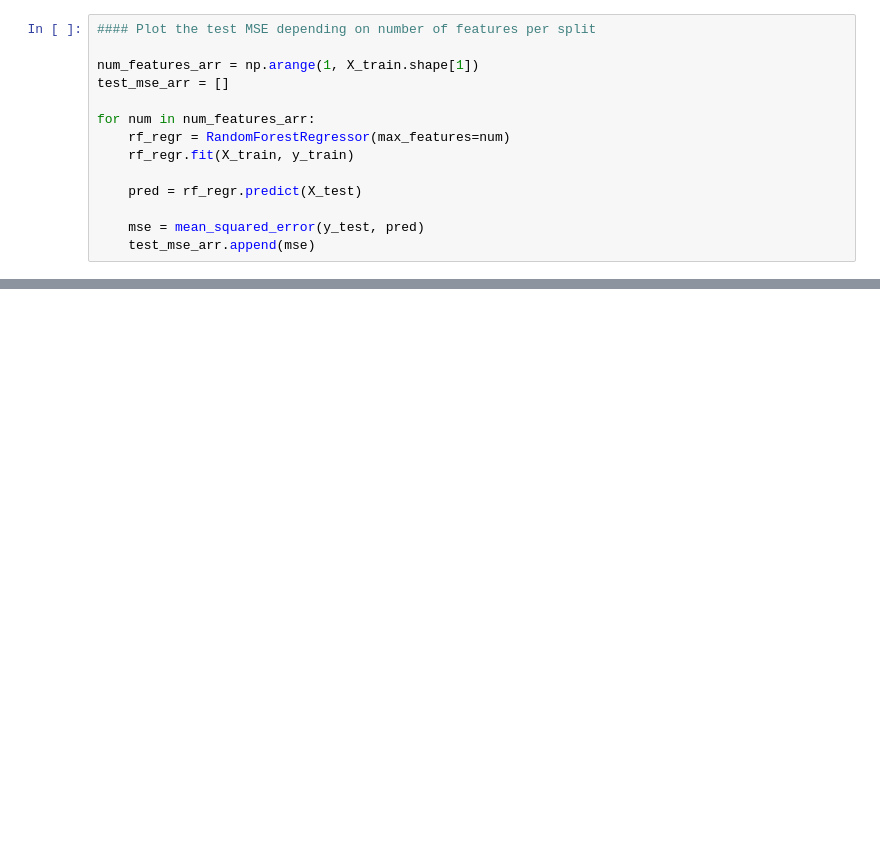
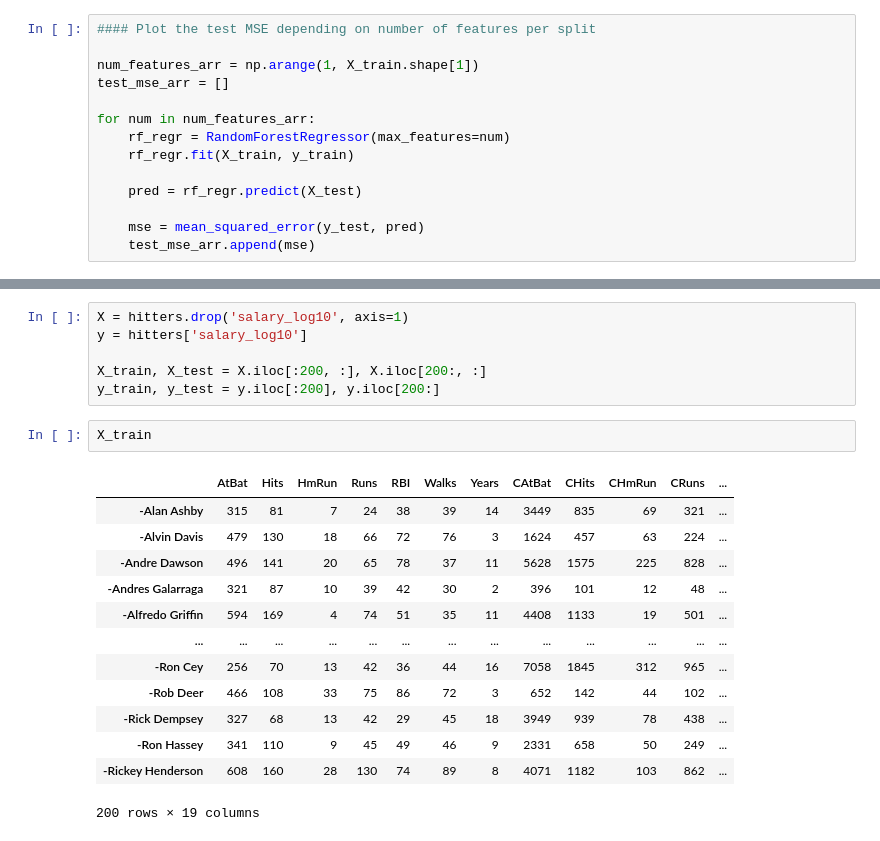
Before and after one commit to Morgan-Sell/islr-labs-exercises-python, a Jupyter notebook: exercises/08_tree_based_methods_exercises.ipynb, the cells around one changed output, grey strips where cells are left out. Cells and saved outputs as stored; diff of their text form; blank space fills up the shorter version.

```diff
--- a/exercises/08_tree_based_methods_exercises.ipynb
+++ b/exercises/08_tree_based_methods_exercises.ipynb
@@ -311,0 +418,22 @@ Overall, the trend of the MSE line slopes downward until it achieves an optimal
+# %%
+X = hitters.drop('salary_log10', axis=1)
+y = hitters['salary_log10']
+
+X_train, X_test = X.iloc[:200, :], X.iloc[200:, :]
+y_train, y_test = y.iloc[:200], y.iloc[200:]
+# %%
+X_train
+# %% [output]
+|  | AtBat | Hits | HmRun | Runs | RBI | Walks | Years | CAtBat | CHits | CHmRun | CRuns | ... |
+| -Alan Ashby | 315 | 81 | 7 | 24 | 38 | 39 | 14 | 3449 | 835 | 69 | 321 | ... |
+| -Alvin Davis | 479 | 130 | 18 | 66 | 72 | 76 | 3 | 1624 | 457 | 63 | 224 | ... |
+| -Andre Dawson | 496 | 141 | 20 | 65 | 78 | 37 | 11 | 5628 | 1575 | 225 | 828 | ... |
+| -Andres Galarraga | 321 | 87 | 10 | 39 | 42 | 30 | 2 | 396 | 101 | 12 | 48 | ... |
+| -Alfredo Griffin | 594 | 169 | 4 | 74 | 51 | 35 | 11 | 4408 | 1133 | 19 | 501 | ... |
+| ... | ... | ... | ... | ... | ... | ... | ... | ... | ... | ... | ... | ... |
+| -Ron Cey | 256 | 70 | 13 | 42 | 36 | 44 | 16 | 7058 | 1845 | 312 | 965 | ... |
+| -Rob Deer | 466 | 108 | 33 | 75 | 86 | 72 | 3 | 652 | 142 | 44 | 102 | ... |
+| -Rick Dempsey | 327 | 68 | 13 | 42 | 29 | 45 | 18 | 3949 | 939 | 78 | 438 | ... |
+| -Ron Hassey | 341 | 110 | 9 | 45 | 49 | 46 | 9 | 2331 | 658 | 50 | 249 | ... |
+| -Rickey Henderson | 608 | 160 | 28 | 130 | 74 | 89 | 8 | 4071 | 1182 | 103 | 862 | ... |
+200 rows × 19 columns
```
Also changed, not shown: parts of 35 cells of this notebook.
